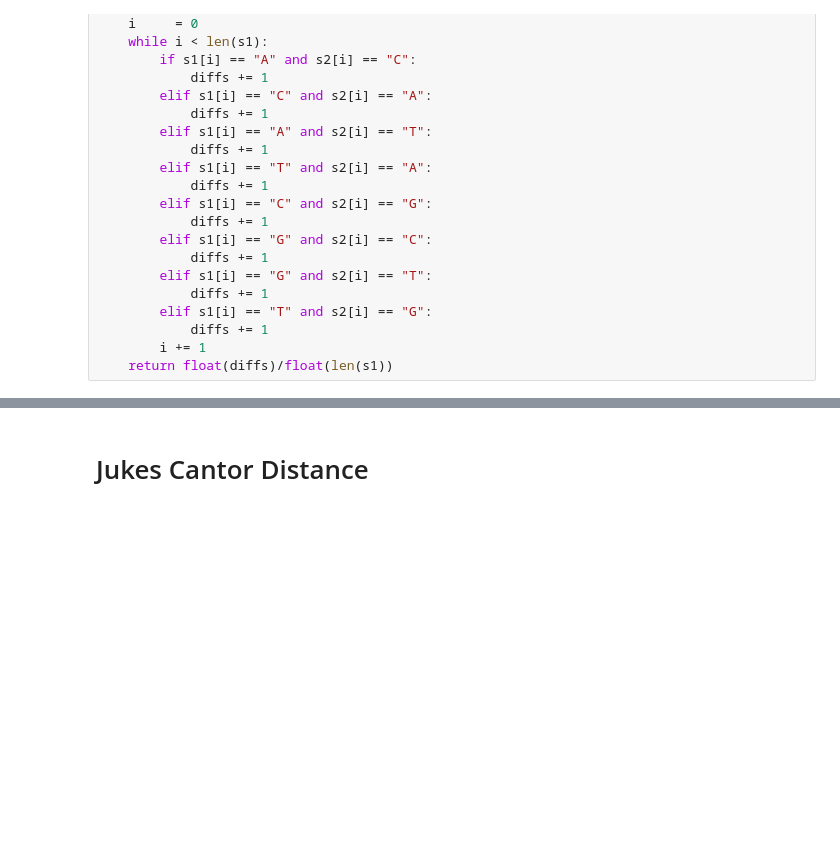
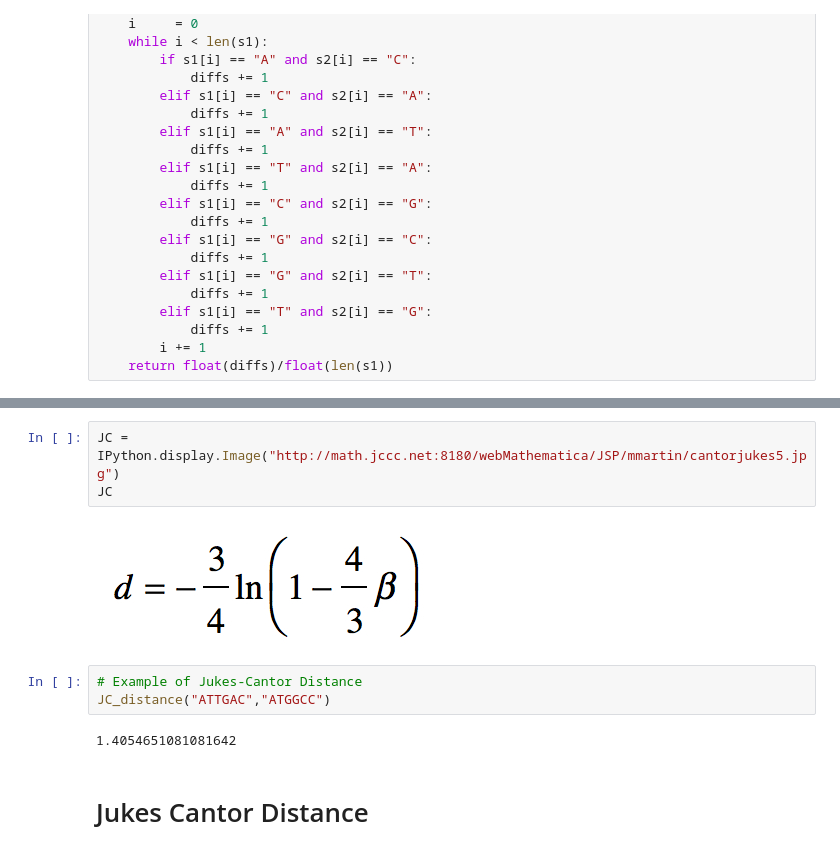
Before and after one commit to apearson1995/Align-Workshop, a Jupyter notebook: Workshop Notebook.ipynb, the cells around one changed output, grey strips where cells are left out. Cells and saved outputs as stored; diff of their text form; blank space fills up the shorter version.

```diff
--- a/Workshop Notebook.ipynb
+++ b/Workshop Notebook.ipynb
@@ -259,3 +301,13 @@ def prop_trv(s1,s2):
+# %%
+JC = IPython.display.Image("http://math.jccc.net:8180/webMathematica/JSP/mmartin/cantorjukes5.jpg")
+JC
+# %% [output]
+[figure, added]
+# %%
+# Example of Jukes-Cantor Distance
+JC_distance("ATTGAC","ATGGCC")
+# %% [output]
+1.4054651081081642
 # %% [markdown]
 # Jukes Cantor Distance
 # %%
```
Also changed, not shown: parts of 18 cells of this notebook, 1 other file.
